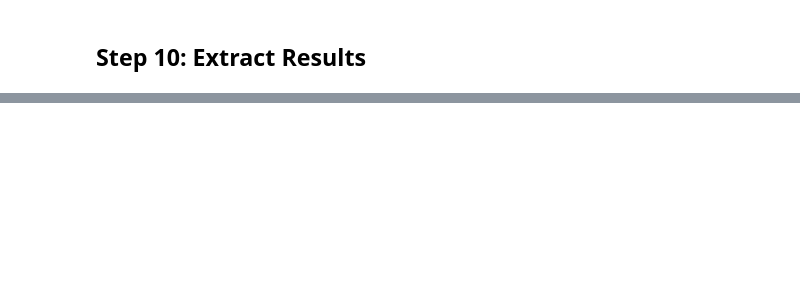
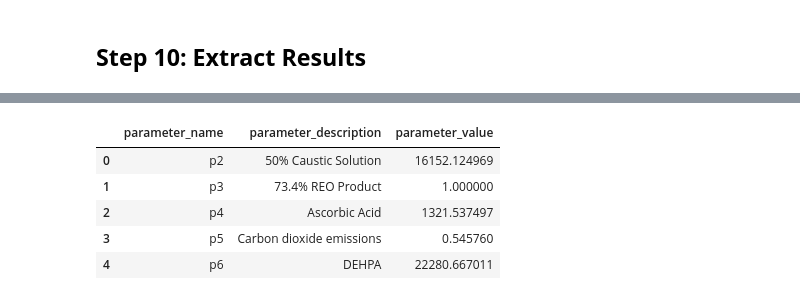
Before and after one commit to frankhanna94/lca-prommis-francis, a Jupyter notebook: IDAES_LCA_Integration.ipynb, the cells around one changed output, grey strips where cells are left out. Saved outputs shown, nothing was run; the diff lists cells and outputs as text; code cells hidden in the pictures; blank space fills up the shorter version.

Commit message:
update to extract the optimization results

```diff
--- a/IDAES_LCA_Integration.ipynb
+++ b/IDAES_LCA_Integration.ipynb
@@ -552,11 +555,11 @@ variable_operating_costs : Variable operating costs
 # %% [markdown]
 ## <span style="color:black; font-weight:bold"> Step 10: Extract Results </span>
 # %%
-parameters_s, impacts_s, dv_s, prommis_s = foqus_class.get_optimization_results(netl,
-                                                                                ps_uuid,
-                                                                                parameter_set_name,
+parameters_s, impacts_s, dv_s, prommis_s = foqus_class.get_optimization_results(client = netl,
+                                                                                ps_uuid = ps_uuid,
+                                                                                parameter_set_name = parameter_set_name,
                                                                                 solver = my_solver,
-                                                                                decision_variables = dv_df,
-                                                                                prommis_outputs = prommis_outputs_df,
-                                                                                parameters = my_parameters,
-                                                                                total_impacts = total_impacts)
+                                                                                decision_variables = pd.read_csv(os.path.join(nf.output_dir, "decision_variables.csv")),
+                                                                                prommis_outputs = pd.read_csv(os.path.join(nf.output_dir, "prommis_outputs.csv")),
+                                                                                parameters = pd.read_csv(os.path.join(nf.output_dir, "my_parameters.csv")),
+                                                                                total_impacts = pd.read_csv(os.path.join(nf.output_dir, "total_impacts.csv")))
@@ -562,0 +573,9 @@ parameters_s, impacts_s, dv_s, prommis_s = foqus_class.get_optimization_results(
+# %%
+parameters_s.head()
+# %% [output]
+|  | parameter_name | parameter_description | parameter_value |
+| 0 | p2 | 50% Caustic Solution | 16152.124969 |
+| 1 | p3 | 73.4% REO Product | 1.000000 |
+| 2 | p4 | Ascorbic Acid | 1321.537497 |
+| 3 | p5 | Carbon dioxide emissions | 0.545760 |
+| 4 | p6 | DEHPA | 22280.667011 |
```
Also changed, not shown: parts of 7 cells of this notebook, 2 other files.
